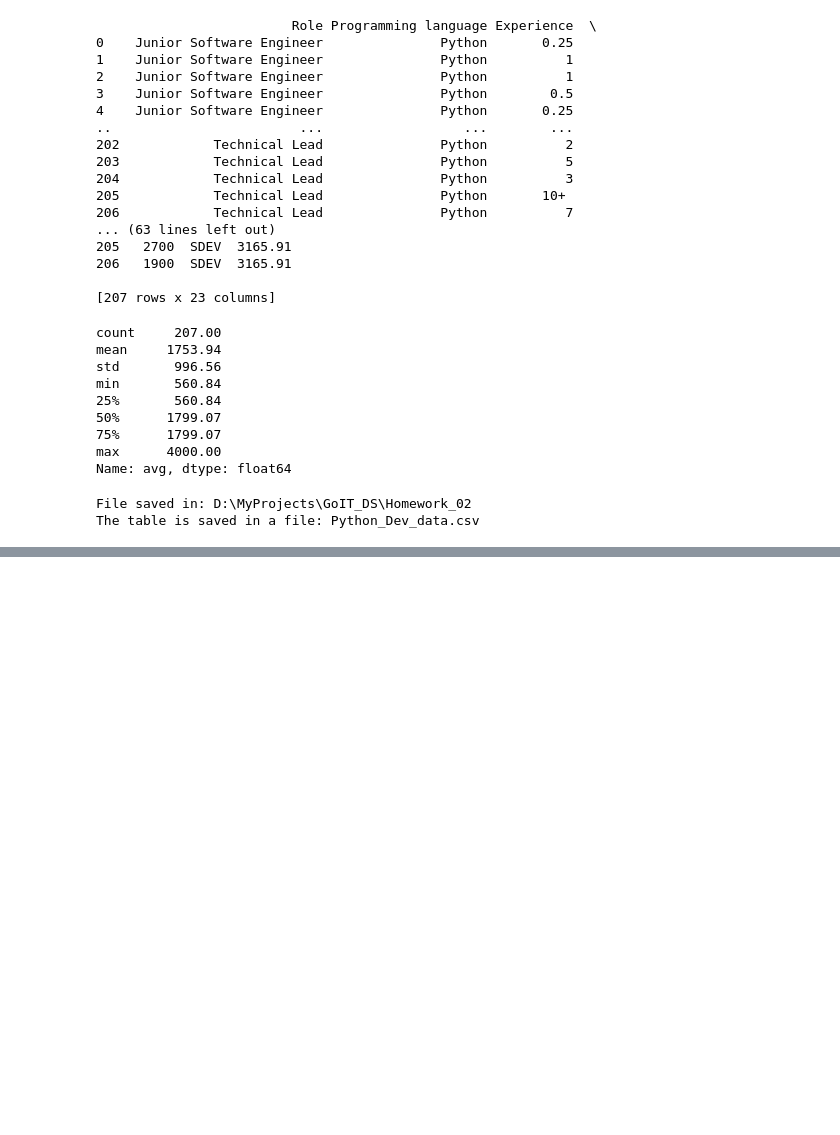
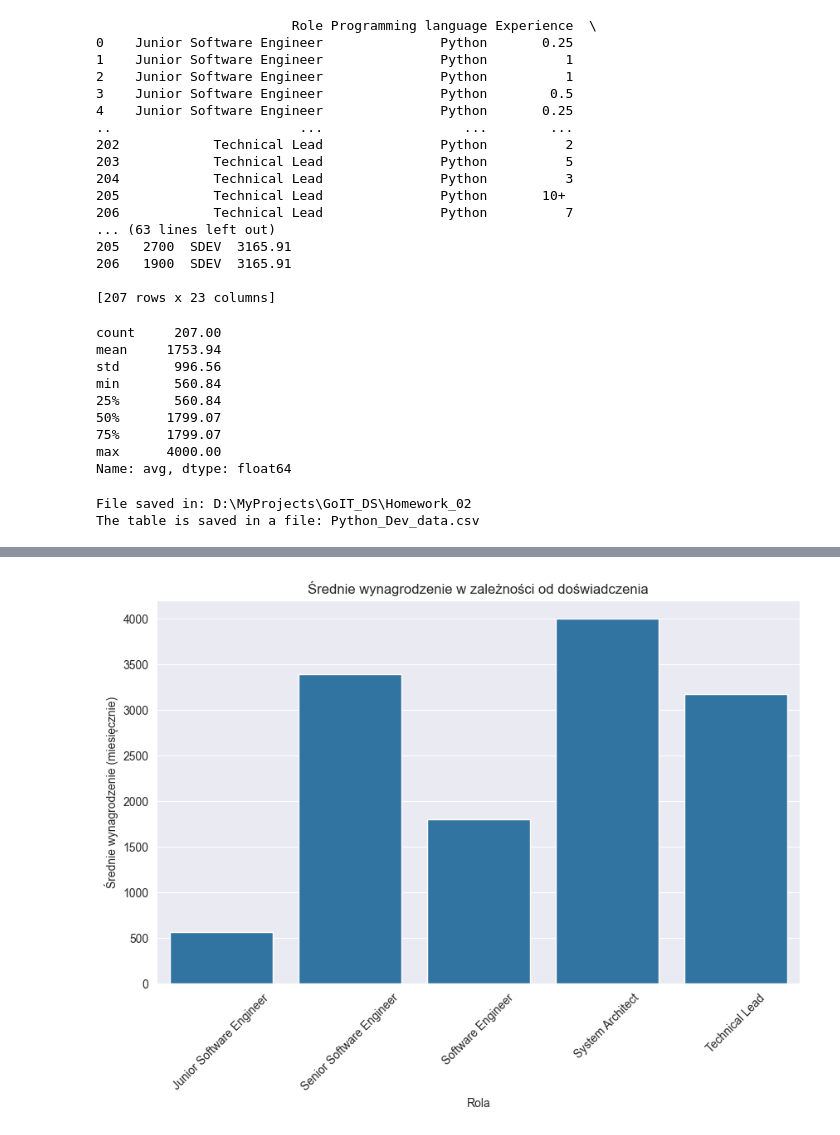
Before and after one commit to OlekKruh/Homework_02, a Jupyter notebook: HW_2_2.ipynb, the cells around one changed output, grey strips where cells are left out. Cells and saved outputs as stored; diff of their text form; code cells hidden in the pictures; blank space fills up the shorter version.

```diff
--- a/HW_2_2.ipynb
+++ b/HW_2_2.ipynb
@@ -294,0 +309,12 @@ The table is saved in a file: Python_Dev_data.csv
+# %%
+avg_salary_role = python_data_table.groupby('Role')['Salary/month'].mean().dropna()
+
+plt.figure(figsize=(10, 6))
+sns.barplot(x=avg_salary_role.index, y=avg_salary_role.values)
+plt.title('Średnie wynagrodzenie w zależności od doświadczenia')
+plt.xlabel('Rola')
+plt.ylabel('Średnie wynagrodzenie (miesięcznie)')
+plt.xticks(rotation=45)
+plt.show()
+# %% [output]
+[figure, added]
```
Also changed, not shown: parts of 3 cells of this notebook, 2 other files.
